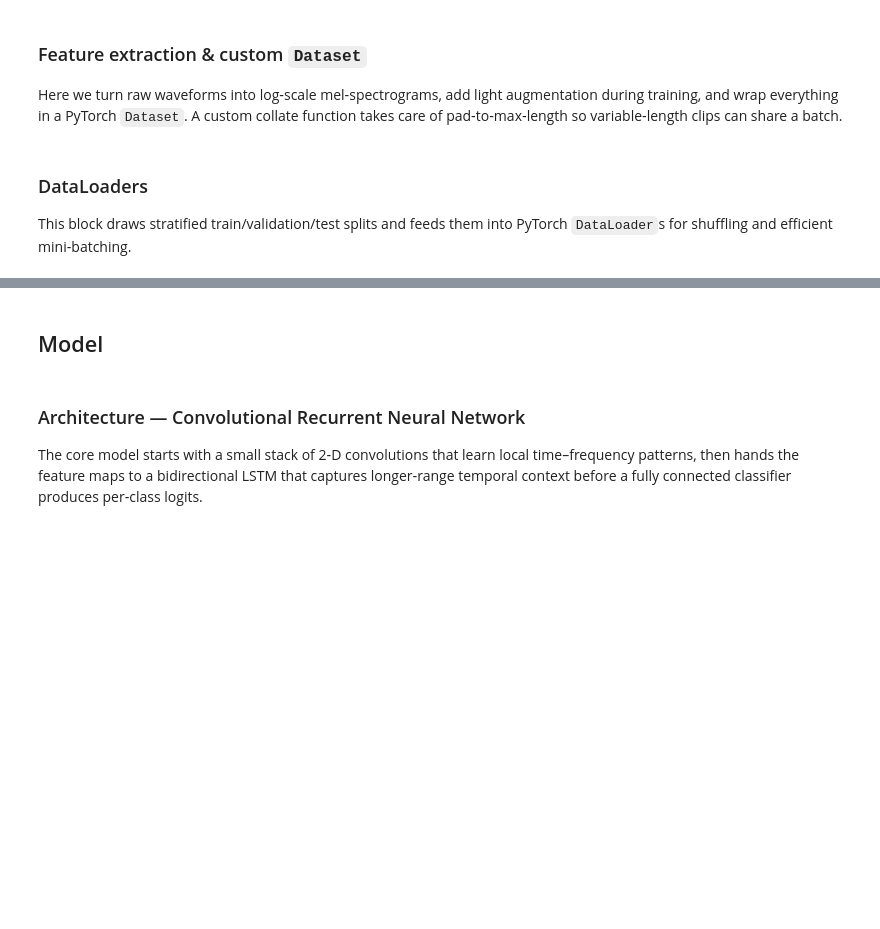
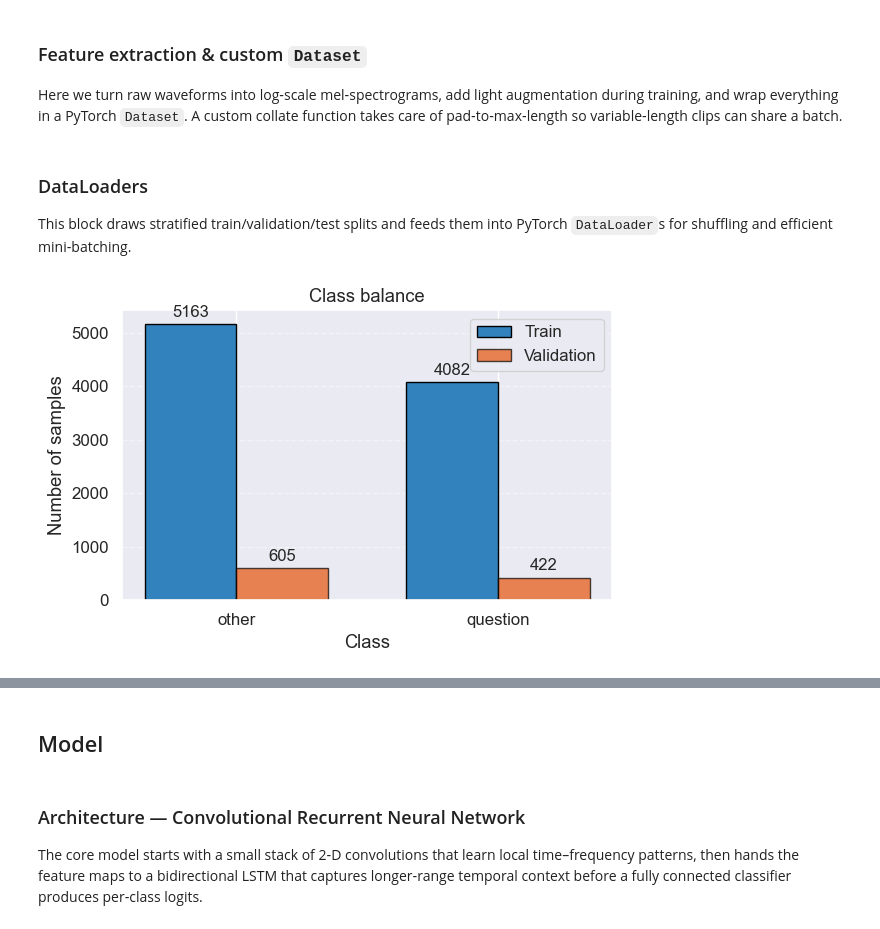
Before and after one commit to MatiPl01/knowledge-engineering-and-symbolic-machine-learning, a Jupyter notebook: project/main.ipynb, the cells around one changed output, grey strips where cells are left out. Saved outputs shown, nothing was run; the diff lists cells and outputs as text; code cells hidden in the pictures; blank space fills up the shorter version.

```diff
--- a/project/main.ipynb
+++ b/project/main.ipynb
@@ -148,3 +150,96 @@ val_dl = DataLoader(val_ds, BATCH_SIZE, False, collate_fn=pad_collate)
 test_dl = DataLoader(
     AudioDS("cleaned_dataset/test"), BATCH_SIZE, False, collate_fn=pad_collate
 )
+# %%
+plt.rcParams.update({"font.size": 12})
+
+id2name = {0: "other", 1: "question"}
+SAMPLE_RATE = getattr(train_full, "sample_rate", 16_000)
+HOP_LENGTH = getattr(train_full, "hop_length", 512)
+
+
+def collect(ds):
+    durs, cnt = defaultdict(list), Counter()
+    for x, lab in ds:
+        lab = id2name[int(lab)] if not isinstance(lab, str) else lab
+        dur = (
+            x.shape[-1] / SAMPLE_RATE
+            if (x.ndim != 2 or x.shape[0] >= x.shape[1])
+            else x.shape[-1] * HOP_LENGTH / SAMPLE_RATE
+        )
+        durs[lab].append(dur)
+        cnt[lab] += 1
+    return durs, cnt
+
+
+train_durs, train_cnt = collect(train_ds)
+val_durs, val_cnt = collect(val_ds)
+
+classes = ["other", "question"]
+x = np.arange(len(classes))
+width = 0.35
+
+fig, ax = plt.subplots(figsize=(6, 4))
+bars1 = ax.bar(
+    x - width / 2,
+    [train_cnt[c] for c in classes],
+    width,
+    label="Train",
+    color="#3182bd",
+    edgecolor="black",
+)
+bars2 = ax.bar(
+    x + width / 2,
+    [val_cnt[c] for c in classes],
+    width,
+    label="Validation",
+    color="#e6550d",
+    edgecolor="black",
+    alpha=0.7,
+)
+ax.set_xlabel("Class")
+ax.set_ylabel("Number of samples")
+ax.set_title("Class balance")
+ax.set_xticks(x)
+ax.set_xticklabels(classes)
+ax.bar_label(bars1, padding=3)
+ax.bar_label(bars2, padding=3)
+ax.legend()
+ax.grid(axis="y", linestyle="--", alpha=0.4)
+fig.tight_layout()
+
+bins = np.linspace(
+    0,
+    max(
+        max(max(v) for v in train_durs.values()), max(max(v) for v in val_durs.values())
+    ),
+    30,
+)
+fig2, ax2 = plt.subplots(figsize=(6, 4))
+for cls, color in zip(classes, ["#3182bd", "#e6550d"]):
+    ax2.hist(
+        train_durs[cls],
+        bins=bins,
+        alpha=0.6,
+        color=color,
+        label=f"{cls} (train)",
+        edgecolor="black",
+    )
+    ax2.hist(
+        val_durs[cls],
+        bins=bins,
+        alpha=0.4,
+        color=color,
+        label=f"{cls} (val)",
+        edgecolor="black",
+        linestyle="dashed",
+    )
+ax2.set_xlabel("Duration (s)")
+ax2.set_ylabel("Number of samples")
+ax2.set_title("Clip duration distribution")
+ax2.legend()
+ax2.grid(axis="y", linestyle="--", alpha=0.4)
+fig2.tight_layout()
+plt.show()
+# %% [output]
+[figure, added]
```
Also changed, not shown: parts of 3 cells of this notebook, 2 other files.
